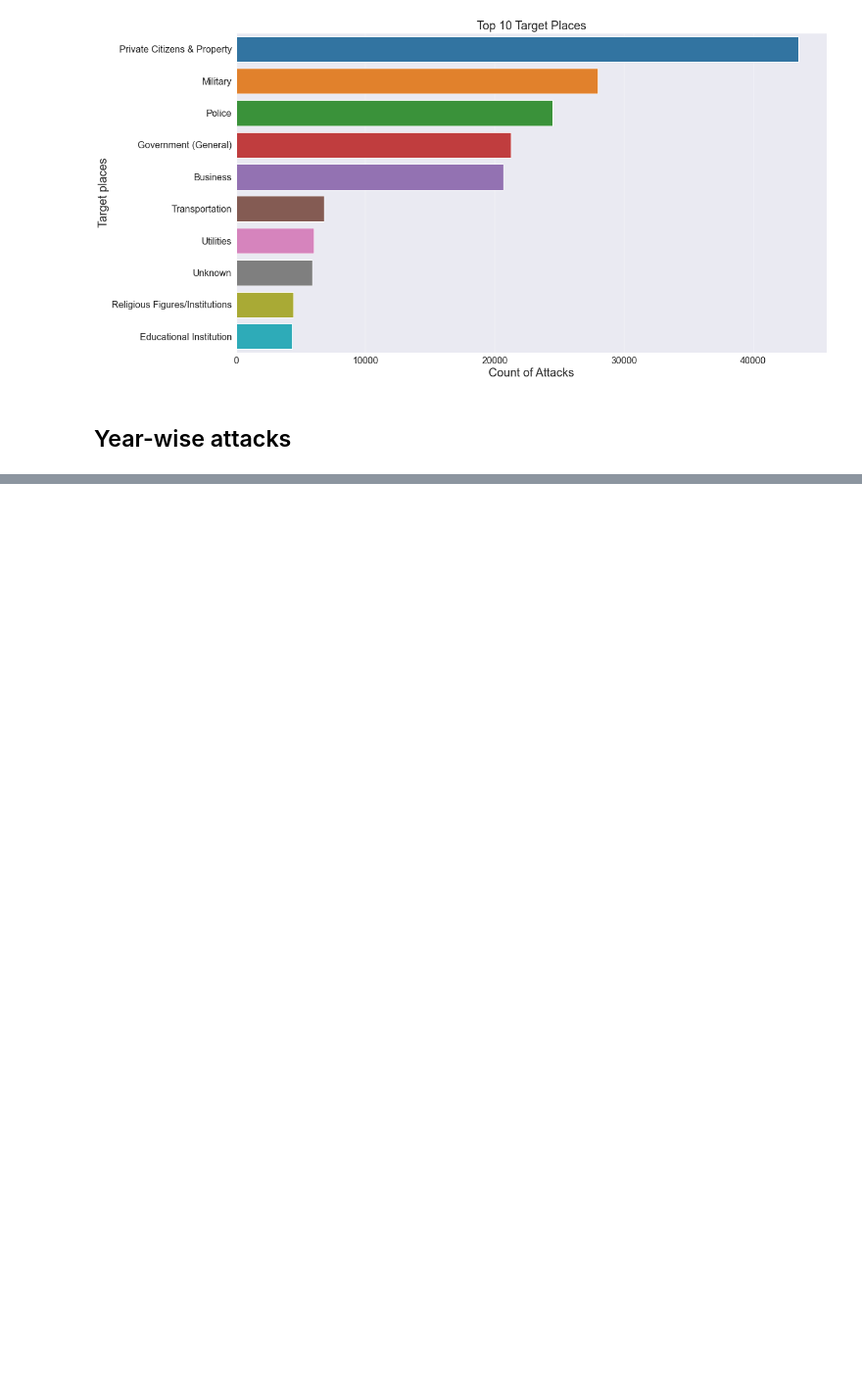
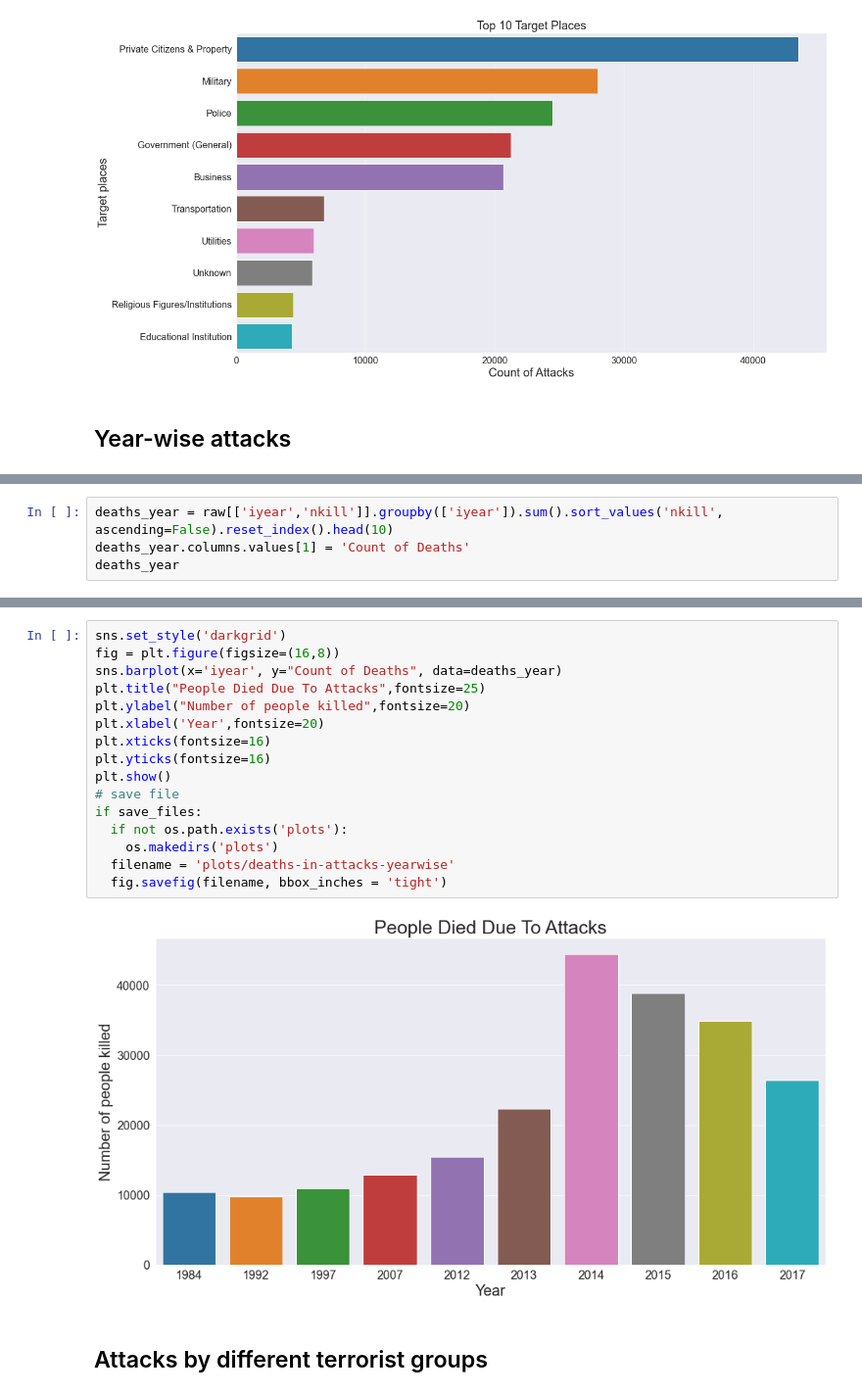
Before and after one commit to tiwari1302/TSF-GRIP, a Jupyter notebook: Task 4 Terrorism Data Analysis/Terrorism Data Analysis.ipynb, the cells around one changed output, grey strips where cells are left out. Shown at 98% size. Drawn from its saved outputs; the diff is of its cells as text; blank space fills up the shorter version.

```diff
--- a/Task 4 Terrorism Data Analysis/Terrorism Data Analysis.ipynb
+++ b/Task 4 Terrorism Data Analysis/Terrorism Data Analysis.ipynb
@@ -205,0 +243,4 @@ if save_files:
+# %%
+deaths_year = raw[['iyear','nkill']].groupby(['iyear']).sum().sort_values('nkill', ascending=False).reset_index().head(10)
+deaths_year.columns.values[1] = 'Count of Deaths'
+deaths_year
@@ -205,0 +259,20 @@ if save_files:
+# %%
+sns.set_style('darkgrid')
+fig = plt.figure(figsize=(16,8))
+sns.barplot(x='iyear', y="Count of Deaths", data=deaths_year)
+plt.title("People Died Due To Attacks",fontsize=25)
+plt.ylabel("Number of people killed",fontsize=20)
+plt.xlabel('Year',fontsize=20)
+plt.xticks(fontsize=16)
+plt.yticks(fontsize=16)
+plt.show()
+# save file
+if save_files:
+  if not os.path.exists('plots'):
+    os.makedirs('plots')
+  filename = 'plots/deaths-in-attacks-yearwise'
+  fig.savefig(filename, bbox_inches = 'tight')
+# %% [output]
+[figure, added]
+# %% [markdown]
+## Attacks by different terrorist groups
```
Also changed, not shown: parts of 18 cells of this notebook.
